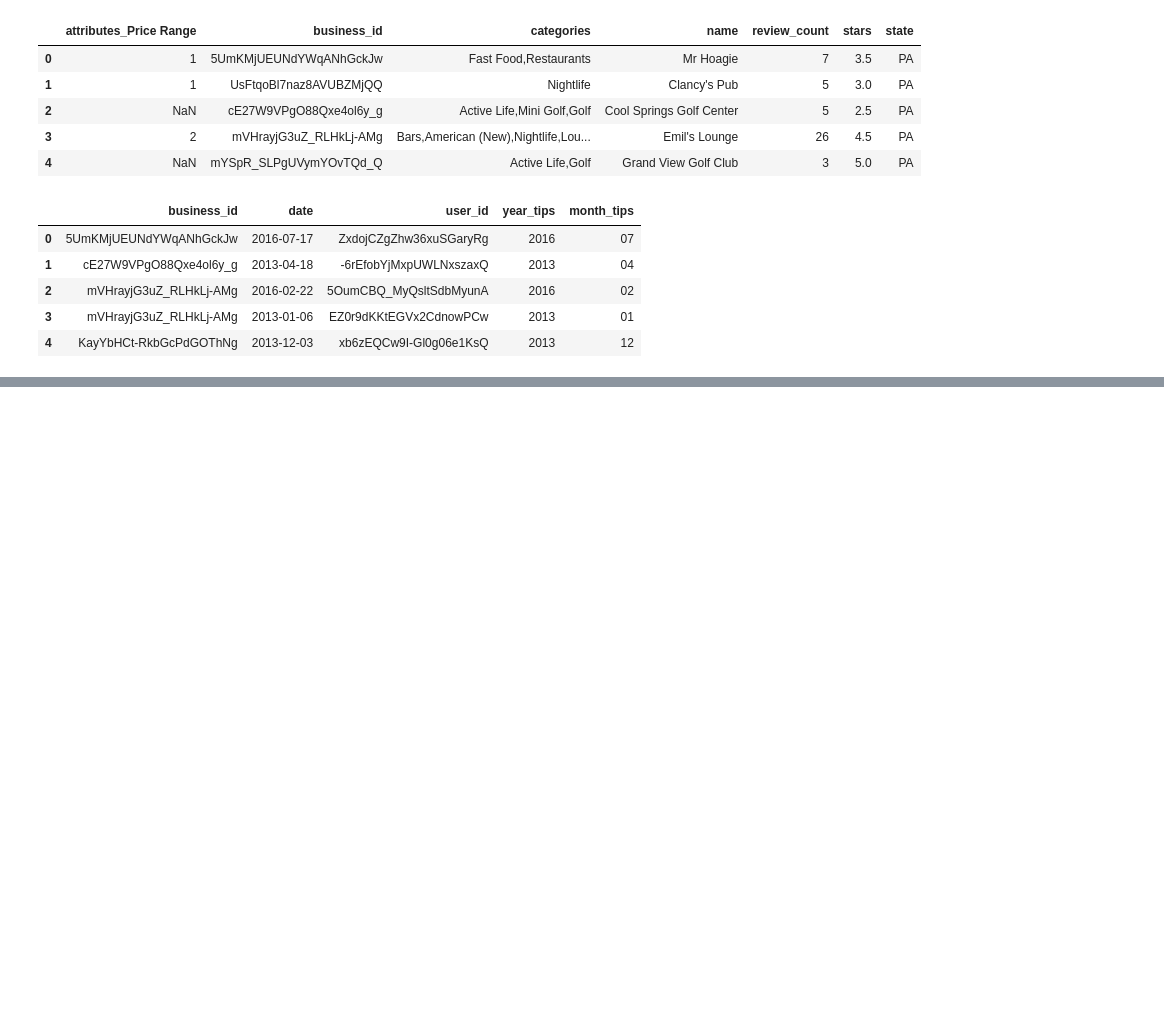
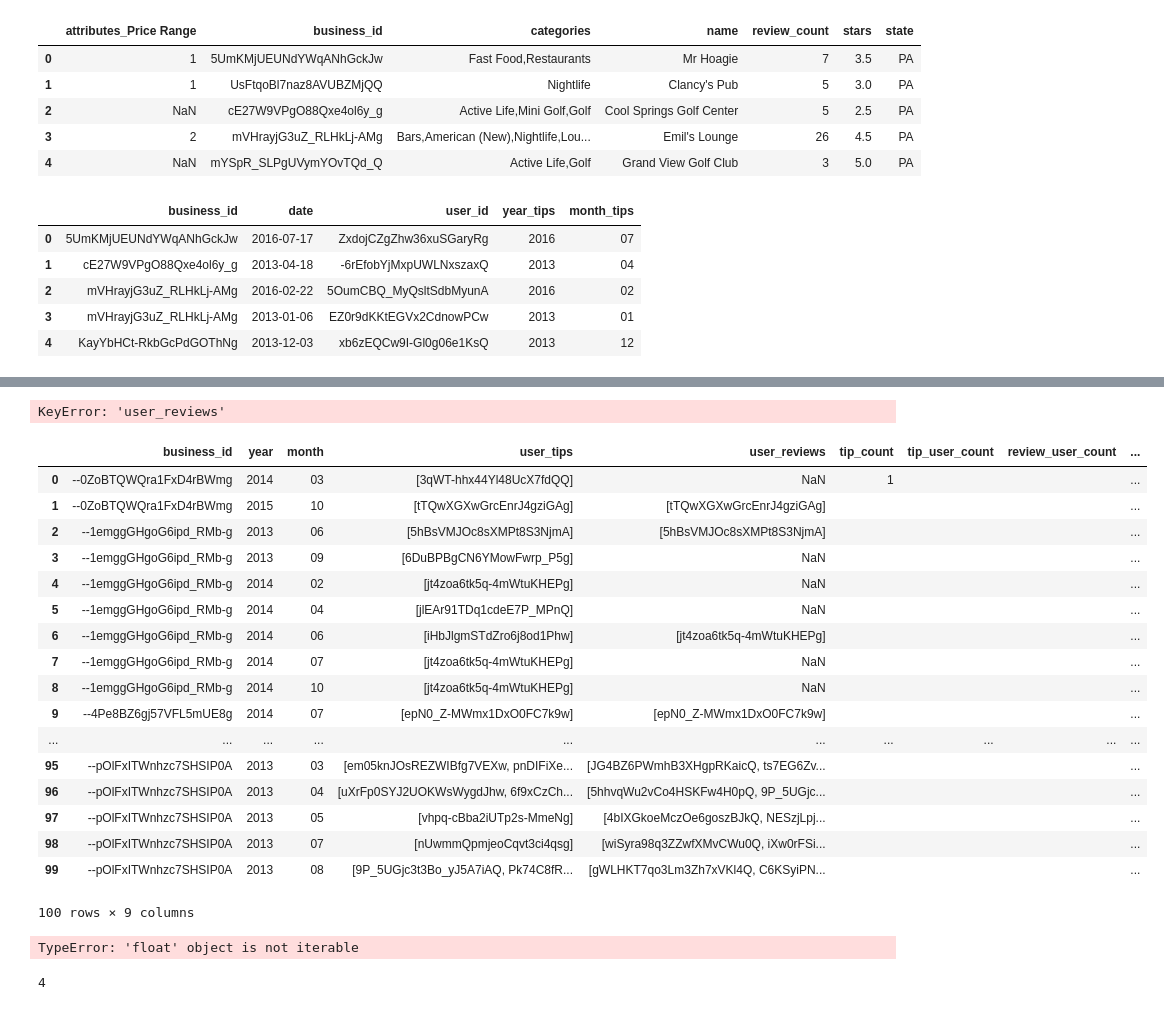
Before and after one commit to lcb402/InfoVisYelp3, a Jupyter notebook: Merger.ipynb, the cells around one changed output, grey strips where cells are left out. Drawn from its saved outputs; the diff is of its cells as text; code cells hidden in the pictures; blank space fills up the shorter version.

```diff
--- a/Merger.ipynb
+++ b/Merger.ipynb
@@ -161,0 +164,59 @@ reviews_dataframe.sort_values('date',ascending = False).tail()
+# %%
+tips_count = []
+for i in tips_grouped.index:
+    tips_count.append(len(tips_grouped['user_tips'][i]))
+# %%
+tips_grouped['tips_count']=tips_count
+# %%
+review_count = []
+for i in reviews_grouped.index:
+    review_count.append(len(tips_grouped['user_reviews'][i]))
+reviews_grouped['review_count'] = review_count
+# %% [output]
+KeyError: 'user_reviews'
+# %%
+merged_tips_reviews = pd.merge(tips_grouped, reviews_grouped, how = 'outer',
+                               on = ['business_id','year','month'],
+                               right_index = True, left_index = False)
+# %%
+merged_tips_reviews.head(n = 100)
+# %% [output]
+|  | business_id | year | month | user_tips | user_reviews | tip_count | tip_user_count | review_user_count | ... |
+| 0 | --0ZoBTQWQra1FxD4rBWmg | 2014 | 03 | [3qWT-hhx44Yl48UcX7fdQQ] | NaN | 1 |  |  | ... |
+| 1 | --0ZoBTQWQra1FxD4rBWmg | 2015 | 10 | [tTQwXGXwGrcEnrJ4gziGAg] | [tTQwXGXwGrcEnrJ4gziGAg] |  |  |  | ... |
+| 2 | --1emggGHgoG6ipd_RMb-g | 2013 | 06 | [5hBsVMJOc8sXMPt8S3NjmA] | [5hBsVMJOc8sXMPt8S3NjmA] |  |  |  | ... |
+| 3 | --1emggGHgoG6ipd_RMb-g | 2013 | 09 | [6DuBPBgCN6YMowFwrp_P5g] | NaN |  |  |  | ... |
+| 4 | --1emggGHgoG6ipd_RMb-g | 2014 | 02 | [jt4zoa6tk5q-4mWtuKHEPg] | NaN |  |  |  | ... |
+| 5 | --1emggGHgoG6ipd_RMb-g | 2014 | 04 | [jlEAr91TDq1cdeE7P_MPnQ] | NaN |  |  |  | ... |
+| 6 | --1emggGHgoG6ipd_RMb-g | 2014 | 06 | [iHbJlgmSTdZro6j8od1Phw] | [jt4zoa6tk5q-4mWtuKHEPg] |  |  |  | ... |
+| 7 | --1emggGHgoG6ipd_RMb-g | 2014 | 07 | [jt4zoa6tk5q-4mWtuKHEPg] | NaN |  |  |  | ... |
+| 8 | --1emggGHgoG6ipd_RMb-g | 2014 | 10 | [jt4zoa6tk5q-4mWtuKHEPg] | NaN |  |  |  | ... |
+| 9 | --4Pe8BZ6gj57VFL5mUE8g | 2014 | 07 | [epN0_Z-MWmx1DxO0FC7k9w] | [epN0_Z-MWmx1DxO0FC7k9w] |  |  |  | ... |
+| ... | ... | ... | ... | ... | ... | ... | ... | ... | ... |
+| 95 | --pOlFxITWnhzc7SHSIP0A | 2013 | 03 | [em05knJOsREZWIBfg7VEXw, pnDIFiXe... | [JG4BZ6PWmhB3XHgpRKaicQ, ts7EG6Zv... |  |  |  | ... |
+| 96 | --pOlFxITWnhzc7SHSIP0A | 2013 | 04 | [uXrFp0SYJ2UOKWsWygdJhw, 6f9xCzCh... | [5hhvqWu2vCo4HSKFw4H0pQ, 9P_5UGjc... |  |  |  | ... |
+| 97 | --pOlFxITWnhzc7SHSIP0A | 2013 | 05 | [vhpq-cBba2iUTp2s-MmeNg] | [4bIXGkoeMczOe6goszBJkQ, NESzjLpj... |  |  |  | ... |
+| 98 | --pOlFxITWnhzc7SHSIP0A | 2013 | 07 | [nUwmmQpmjeoCqvt3ci4qsg] | [wiSyra98q3ZZwfXMvCWu0Q, iXw0rFSi... |  |  |  | ... |
+| 99 | --pOlFxITWnhzc7SHSIP0A | 2013 | 08 | [9P_5UGjc3t3Bo_yJ5A7iAQ, Pk74C8fR... | [gWLHKT7qo3Lm3Zh7xVKl4Q, C6KSyiPN... |  |  |  | ... |
+100 rows × 9 columns
+# %%
+merged_tips_reviews['tip_count'] = ''
+merged_tips_reviews['tip_user_count'] = ''
+merged_tips_reviews['review_user_count'] = ''
+merged_tips_reviews['overlap_user_count'] = ''
+
+for i in merged_tips_reviews.index:
+
+    merged_tips_reviews['tip_count'][i] = len(merged_tips_reviews['user_tips'][i])
+
+    tip_set = set(merged_tips_reviews['user_tips'][i])
+    review_set = set(merged_tips_reviews['user_reviews'][i])
+
+    merged_tips_reviews['tip_user_count'][i] = len(tip_set)
+    merged_tips_reviews['review_user_count'][i] = len(review_set)
+
+    merged_tips_reviews['overlap_user_count'][i] = len(tip_set & review_set)
+
+merged_tips_reviews.head()
+# %% [output]
+TypeError: 'float' object is not iterable
@@ -161,0 +226,4 @@ reviews_dataframe.sort_values('date',ascending = False).tail()
+# %%
+len(a)
+# %% [output]
+4
```
Also changed, not shown: parts of 26 cells of this notebook.
